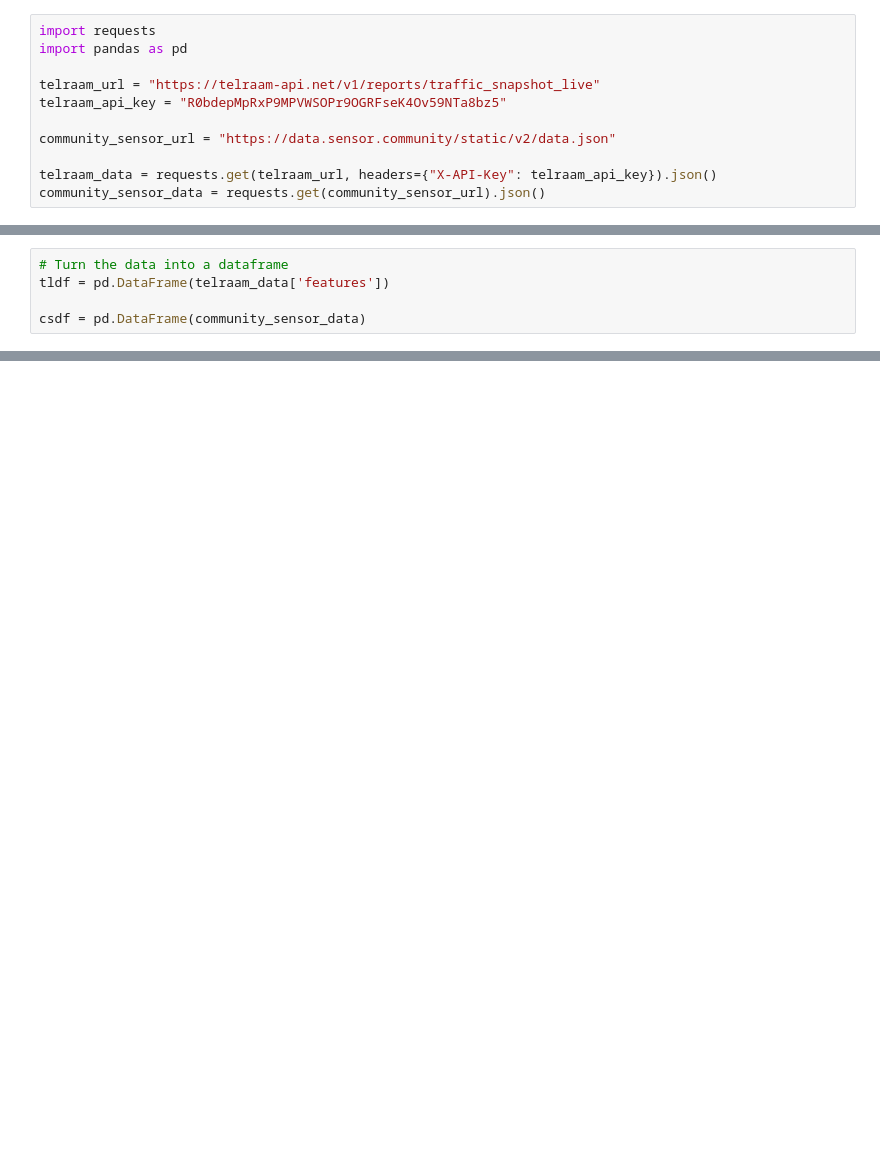
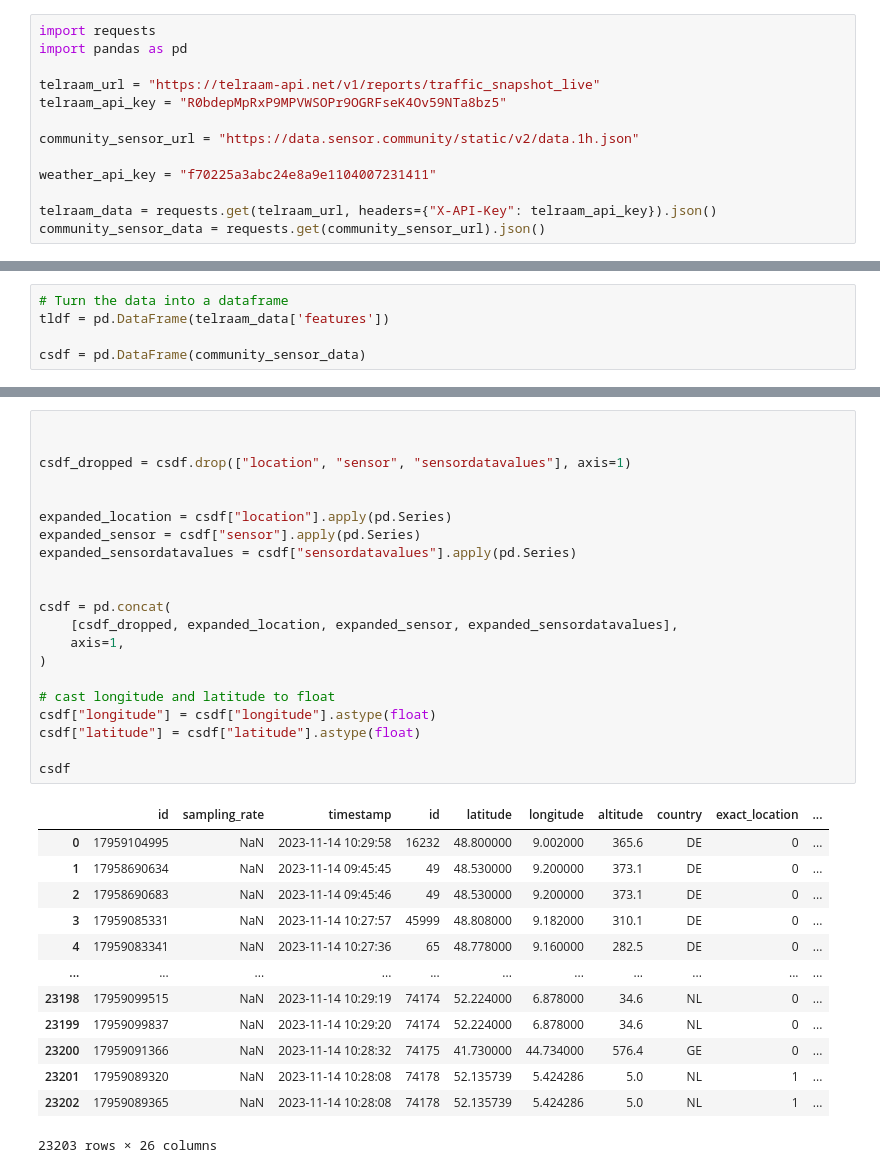
Before and after one commit to Seifeldin-Sabry/airene-etl, a Jupyter notebook: testing.ipynb, the cells around one changed output, grey strips where cells are left out. Saved outputs shown, nothing was run; the diff lists cells and outputs as text; blank space fills up the shorter version.

```diff
--- a/testing.ipynb
+++ b/testing.ipynb
@@ -5,7 +7,9 @@ import pandas as pd
 telraam_url = "https://telraam-api.net/v1/reports/traffic_snapshot_live"
 telraam_api_key = "R0bdepMpRxP9MPVWSOPr9OGRFseK4Ov59NTa8bz5"
 
-community_sensor_url = "https://data.sensor.community/static/v2/data.json"
+community_sensor_url = "https://data.sensor.community/static/v2/data.1h.json"
+
+weather_api_key = "f70225a3abc24e8a9e1104007231411"
 
 telraam_data = requests.get(telraam_url, headers={"X-API-Key": telraam_api_key}).json()
 community_sensor_data = requests.get(community_sensor_url).json()
@@ -95,0 +107,35 @@ dtype: int64
+# %%
+
+
+csdf_dropped = csdf.drop(["location", "sensor", "sensordatavalues"], axis=1)
+
+
+expanded_location = csdf["location"].apply(pd.Series)
+expanded_sensor = csdf["sensor"].apply(pd.Series)
+expanded_sensordatavalues = csdf["sensordatavalues"].apply(pd.Series)
+
+
+csdf = pd.concat(
+    [csdf_dropped, expanded_location, expanded_sensor, expanded_sensordatavalues],
+    axis=1,
+)
+
+# cast longitude and latitude to float
+csdf["longitude"] = csdf["longitude"].astype(float)
+csdf["latitude"] = csdf["latitude"].astype(float)
+
+csdf
+# %% [output]
+|  | id | sampling_rate | timestamp | id | latitude | longitude | altitude | country | exact_location | ... |
+| 0 | 17959104995 | NaN | 2023-11-14 10:29:58 | 16232 | 48.800000 | 9.002000 | 365.6 | DE | 0 | ... |
+| 1 | 17958690634 | NaN | 2023-11-14 09:45:45 | 49 | 48.530000 | 9.200000 | 373.1 | DE | 0 | ... |
+| 2 | 17958690683 | NaN | 2023-11-14 09:45:46 | 49 | 48.530000 | 9.200000 | 373.1 | DE | 0 | ... |
+| 3 | 17959085331 | NaN | 2023-11-14 10:27:57 | 45999 | 48.808000 | 9.182000 | 310.1 | DE | 0 | ... |
+| 4 | 17959083341 | NaN | 2023-11-14 10:27:36 | 65 | 48.778000 | 9.160000 | 282.5 | DE | 0 | ... |
+| ... | ... | ... | ... | ... | ... | ... | ... | ... | ... | ... |
+| 23198 | 17959099515 | NaN | 2023-11-14 10:29:19 | 74174 | 52.224000 | 6.878000 | 34.6 | NL | 0 | ... |
+| 23199 | 17959099837 | NaN | 2023-11-14 10:29:20 | 74174 | 52.224000 | 6.878000 | 34.6 | NL | 0 | ... |
+| 23200 | 17959091366 | NaN | 2023-11-14 10:28:32 | 74175 | 41.730000 | 44.734000 | 576.4 | GE | 0 | ... |
+| 23201 | 17959089320 | NaN | 2023-11-14 10:28:08 | 74178 | 52.135739 | 5.424286 | 5.0 | NL | 1 | ... |
+| 23202 | 17959089365 | NaN | 2023-11-14 10:28:08 | 74178 | 52.135739 | 5.424286 | 5.0 | NL | 1 | ... |
+23203 rows × 26 columns
```
Also changed, not shown: parts of 19 cells of this notebook.
